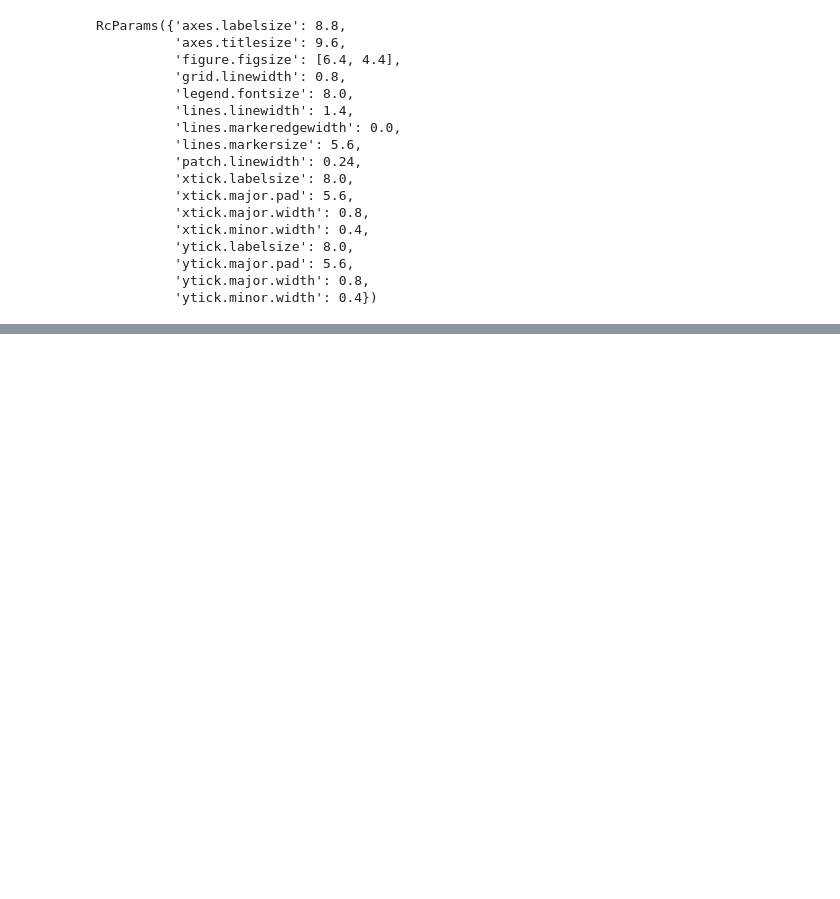
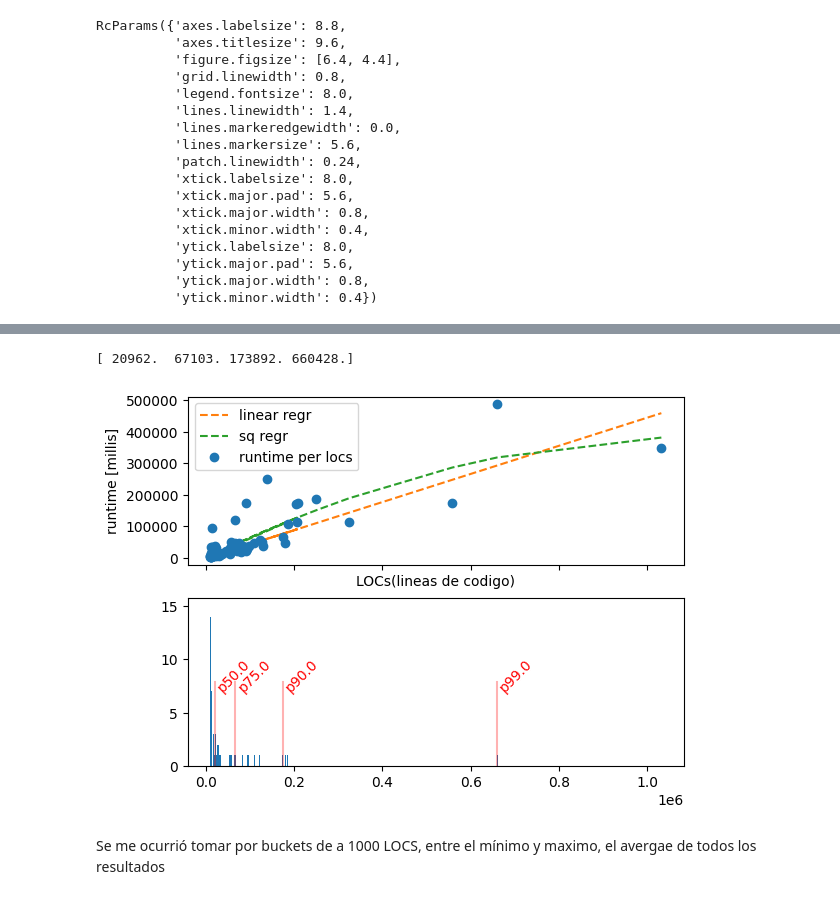
Before and after one commit to thepalbi/tsm-pipeline, a Jupyter notebook: code/notebooks/perf-analysis.ipynb, the cells around one changed output, grey strips where cells are left out. Drawn from its saved outputs; the diff is of its cells as text; code cells hidden in the pictures; blank space fills up the shorter version.

```diff
--- a/code/notebooks/perf-analysis.ipynb
+++ b/code/notebooks/perf-analysis.ipynb
@@ -64,14 +73,13 @@ with open("/home/pablo/dev-results/nosql-perf-experiment-2/training_log.txt", 'r
 with open("/home/pablo/dev-results/nosql-perf-experiment-3/training_log.txt", 'r') as f:
     cleaned_times_3 = parse_logfile(f.read())
 # %%
+import numpy as np
+import pandas as pd
 avg_cleaned_times = []
 cleaned_times = [cleaned_times_1, cleaned_times_2, cleaned_times_3]
 for i in range(len(cleaned_times_1)):
     dbname = cleaned_times_1[i][0]
     locs = cleaned_times_1[i][2]
-    avg_time = 0
-    for cl in cleaned_times:
-        avg_time += cl[i][1]
-    avg_time /= len(cleaned_times)
-    avg_cleaned_times.append((dbname, avg_time, locs))
+    times = [cl[i][2] for cl in cleaned_times]
+    avg_cleaned_times.append((dbname, locs, np.average(times), np.std(times)))
 # %%
@@ -143,0 +197,6 @@ ax
+# %%
+with open("/home/pablo/dev-results/nosql-perf-experiment-100-run1/training_log.txt", 'r') as f:
+    results_nosql_100 = parse_logfile(f.read())
+with open("/home/pablo/dev-results/xss-perf-experiment-100-run1/training_log.txt", "r") as f:
+    results_xss = parse_logfile(f.read())
+pd.DataFrame(results_xss, columns=['dbname', 'locs', 'time'])
@@ -143,0 +221,48 @@ ax
+# %%
+fig, axs = plt.subplots(2,1, sharex=True)
+ax = axs[0]
+hist = axs[1]
+
+x=[c[1] for c in results_nosql_100 + results_xss]
+y=[c[2] for c in results_nosql_100 + results_xss]
+
+m, b = np.polyfit(x,y,1)
+m2, m1, b = np.polyfit(x,y,2)
+
+ax.errorbar(
+    x,
+    y,
+    # yerr=[c[3] for c in avg_cleaned_times],
+    label='runtime per locs', linestyle='none', marker='o')
+ax.plot(
+    x,
+    m*np.array(x)+b,
+    label='linear regr', linestyle='dashed')
+ax.plot(
+    x,
+    m2*(np.array(x) ** 2)+m1*np.array(x)+b,
+    label='sq regr', linestyle='dashed')
+
+# ax.xaxis.set_major_locator(MultipleLocator(1000))
+
+# rotate xticks
+for tick in ax.get_xticklabels():
+    tick.set_rotation(45)
+
+ax.legend()
+ax.set_ylabel('runtime [millis]')
+ax.set_xlabel('LOCs(lineas de codigo)')
+
+_ = hist.hist(x, bins=(np.max(x) - np.min(x))//1000)
+
+qs = np.array([.5, .75, .9, .99]) * 100
+percentiles = np.percentile(x, qs)
+print(percentiles)
+for i, q in enumerate(qs):
+    hist.axvline(x=percentiles[i], ymax=.5, color='red', alpha=.3)
+    hist.text(x=percentiles[i], y=7, s=f'p{q}', color='red', rotation=45)
+# %% [output]
+[ 20962.  67103. 173892. 660428.]
+[figure, added]
+# %% [markdown]
+Se me ocurrió tomar por buckets de a 1000 LOCS, entre el mínimo y maximo, el avergae de todos los resultados
```
Also changed, not shown: parts of 9 cells of this notebook, 1 other file.
